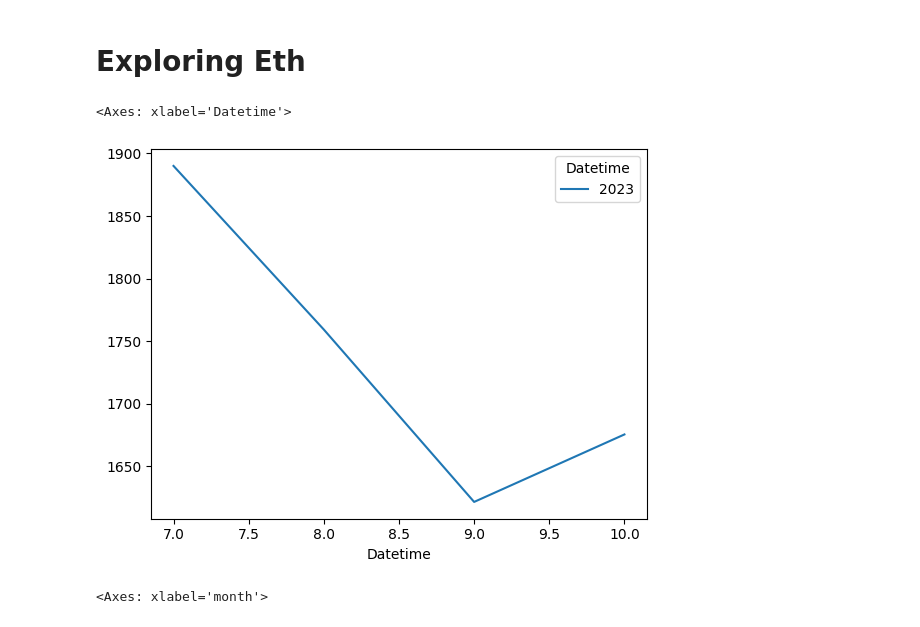
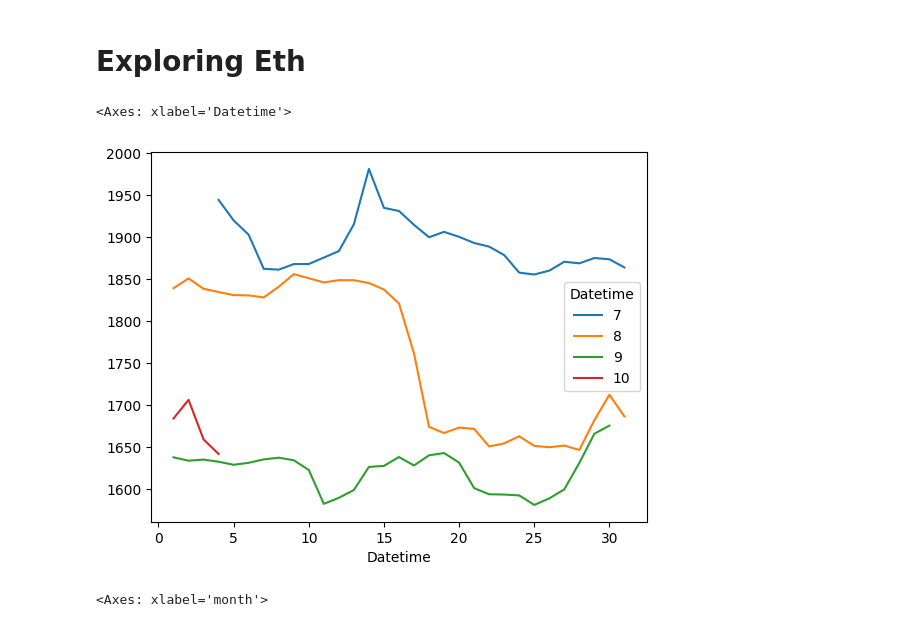
Before and after one commit to jeremiah-toribio/ethy-prophet, a Jupyter notebook: eth.ipynb, the cells around one changed output. Saved outputs shown, nothing was run; the diff lists cells and outputs as text; code cells hidden in the pictures.

```diff
--- a/eth.ipynb
+++ b/eth.ipynb
@@ -75,10 +79,10 @@ eth = w.prepare_eth(eth)
 # %% [markdown]
 # Exploring Eth
 # %%
-eth.groupby([eth.index.month,eth.index.year])['close'].mean().unstack().plot()
+eth.groupby([eth.index.day,eth.index.month])['close'].mean().unstack().plot()
 # %% [output]
 <Axes: xlabel='Datetime'>
-[figure, old version]
+[figure, new version]
 # %%
 eth.groupby('month')['close'].mean().plot(kind='bar')
 # %% [output]
```
Also changed, not shown: parts of 44 cells of this notebook.
